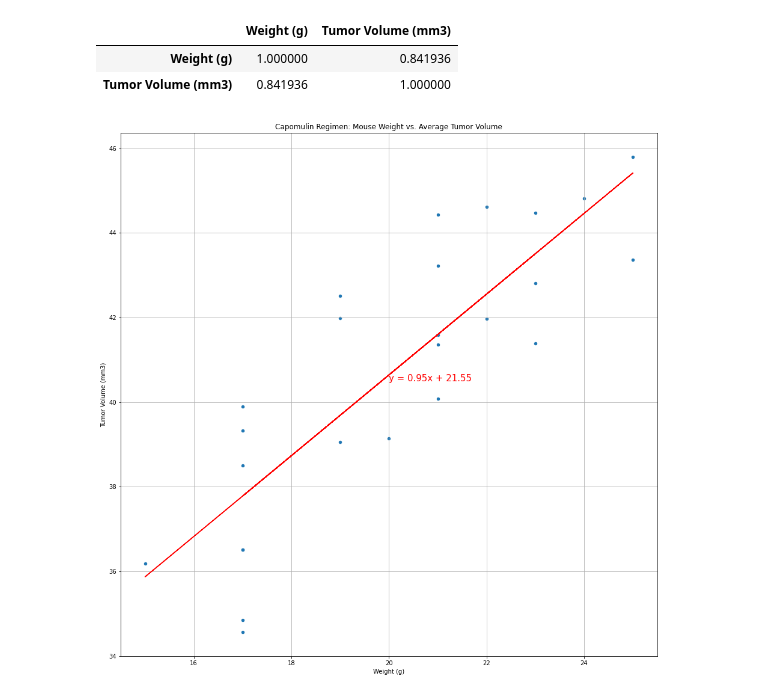
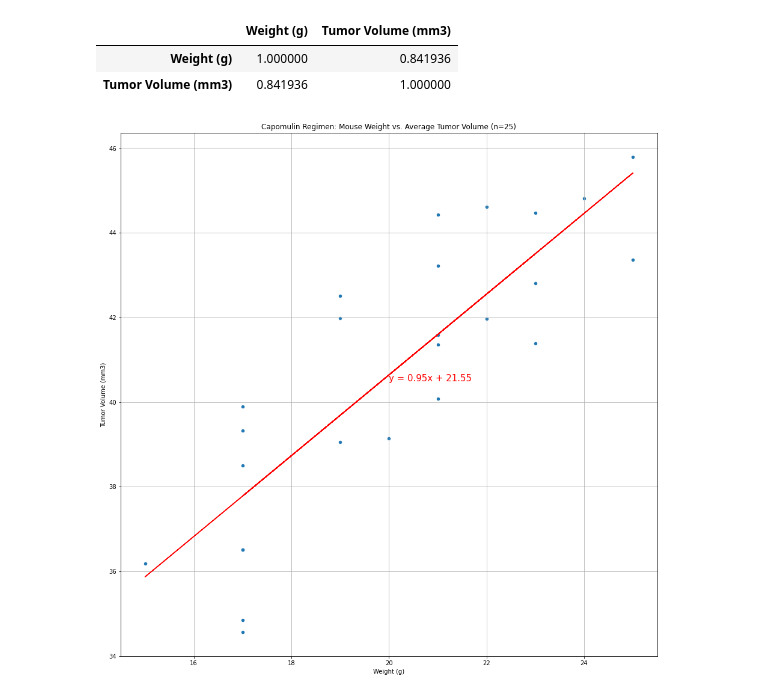
Before and after one commit to KinlayD/matplotlib-challenge, a Jupyter notebook: pymaceuticals.ipynb, the cells around one changed output. Saved outputs shown, nothing was run; the diff lists cells and outputs as text; code cells hidden in the pictures.

```diff
--- a/pymaceuticals.ipynb
+++ b/pymaceuticals.ipynb
@@ -403,9 +340,9 @@ correlation_coefficient_df
 | Tumor Volume (mm3) | 0.841936 | 1.000000 |
 # %%
 # plot graph with linear regression line
-vol_vs_weight_indexed.plot(kind="scatter", x="Weight (g)", y="Tumor Volume (mm3)", grid=True, figsize=(16,16), title="Capomulin Regimen: Mouse Weight vs. Average Tumor Volume")
+vol_vs_weight_indexed.plot(kind="scatter", x="Weight (g)", y="Tumor Volume (mm3)", grid=True, figsize=(16,16), title="Capomulin Regimen: Mouse Weight vs. Average Tumor Volume (n=25)")
 plt.plot(weight_series,regress_values,"r-")
 plt.annotate(line_eq,(20,40.5),fontsize=15,color="red")
 plt.show()
 # %% [output]
-[figure, old version]
+[figure, new version]
```
Also changed, not shown: parts of 10 cells of this notebook.
